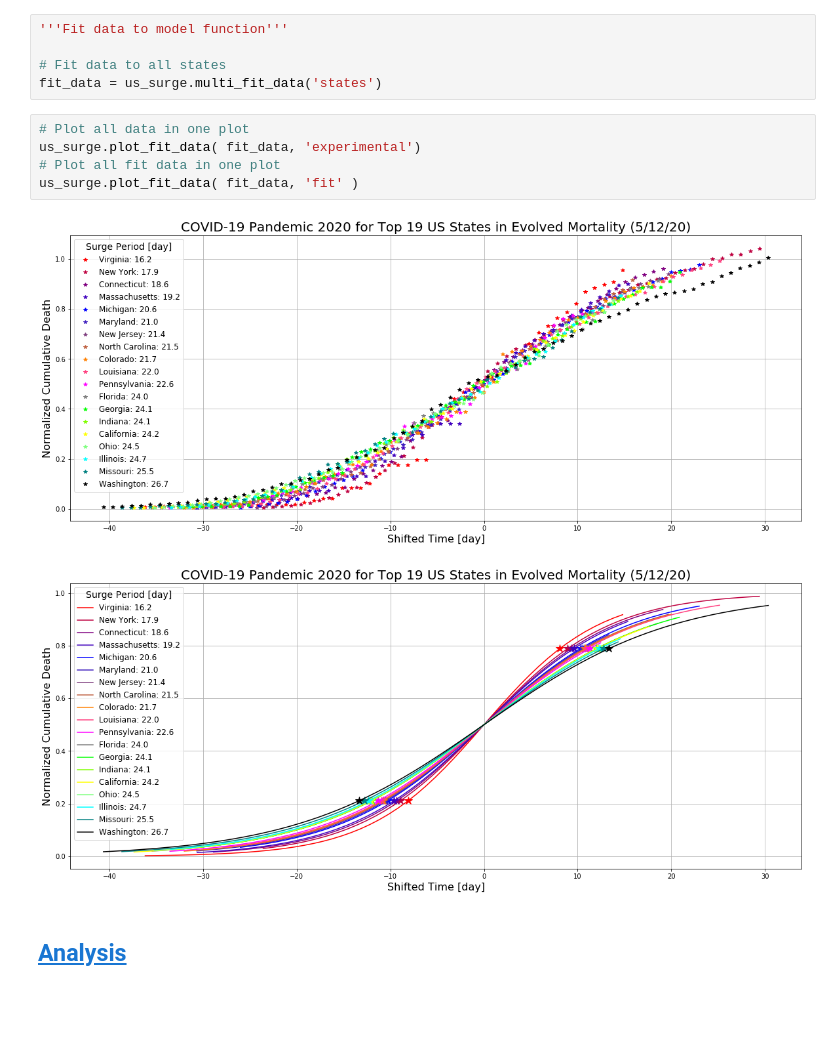
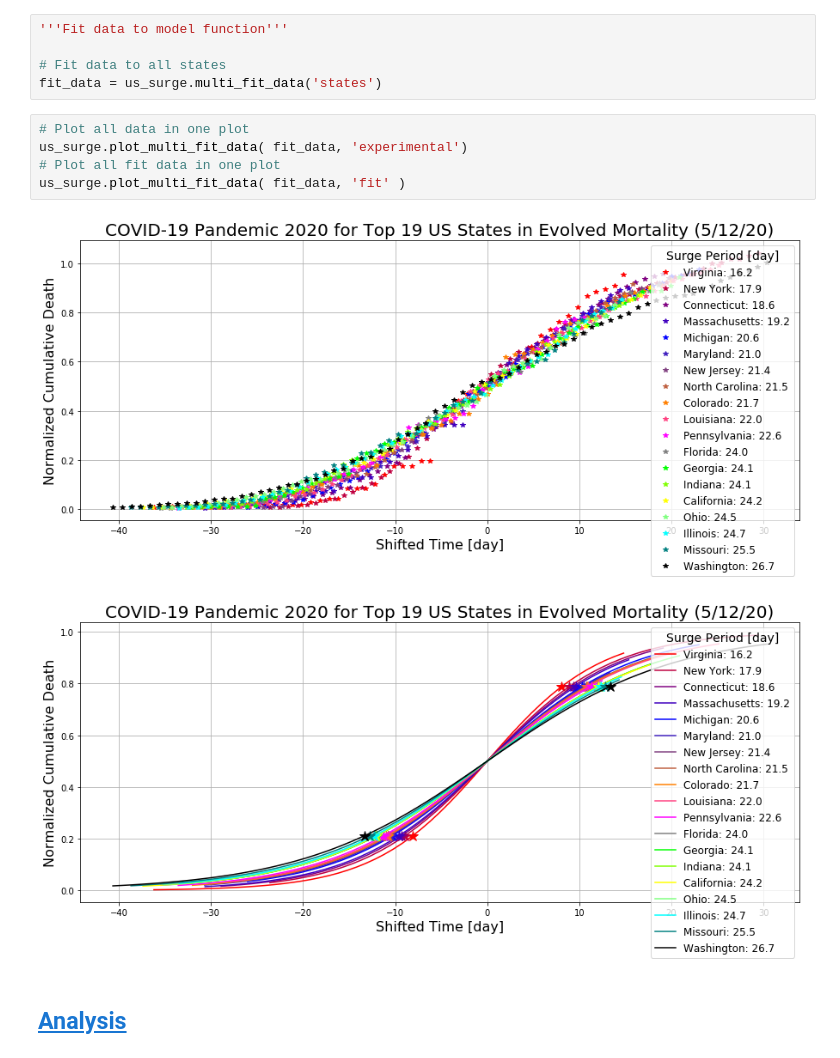
Before and after one commit to dpploy/covid-surge, a Jupyter notebook: notebooks/us-states-surge.ipynb, the cells around one changed output. Drawn from its saved outputs; the diff is of its cells as text; blank space fills up the shorter version.

```diff
--- a/notebooks/us-states-surge.ipynb
+++ b/notebooks/us-states-surge.ipynb
@@ -87,12 +87,12 @@ print('# of days:             ',us_surge.dates.shape[0])
 fit_data = us_surge.multi_fit_data('states')
 # %%
 # Plot all data in one plot
-us_surge.plot_fit_data( fit_data, 'experimental')
+us_surge.plot_multi_fit_data( fit_data, 'experimental')
 # Plot all fit data in one plot
-us_surge.plot_fit_data( fit_data, 'fit' )
+us_surge.plot_multi_fit_data( fit_data, 'fit' )
 # %% [output]
-[figure, old version]
+[figure, new version]
-[figure, old version]
+[figure, new version]
 # %% [markdown]
 ## [Analysis](#toc)<a id="analysis"></a>
 # %%
```
Also changed, not shown: parts of 1 cell of this notebook, 3 other files.
